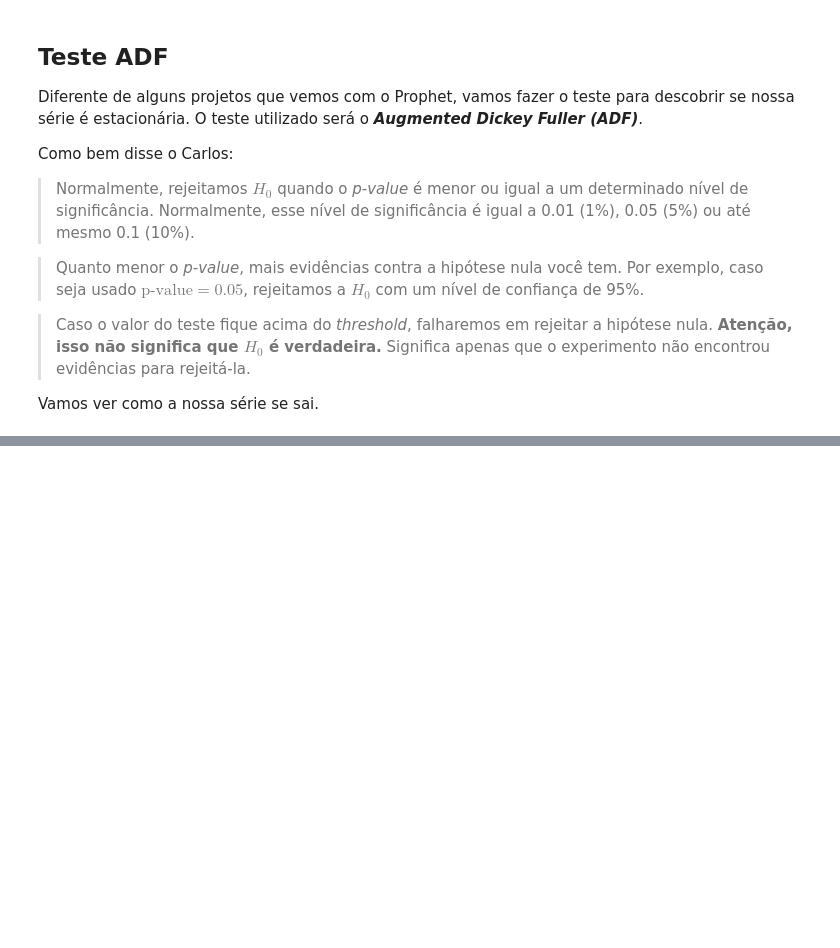
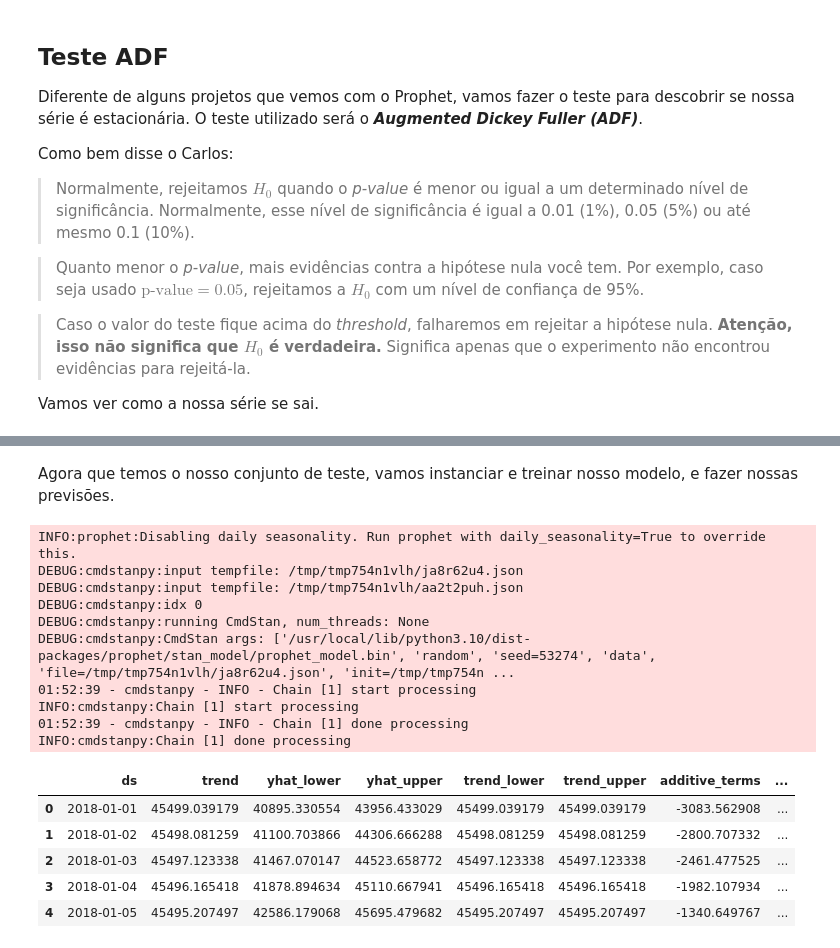
Before and after one commit to JhonnyLimachi/Sigmoidal, a Jupyter notebook: 41_Time_Series_com_Prophet_do_Facebook.ipynb, the cells around one changed output, grey strips where cells are left out. Drawn from its saved outputs; the diff is of its cells as text; code cells hidden in the pictures; blank space fills up the shorter version.

```diff
--- a/41_Time_Series_com_Prophet_do_Facebook.ipynb
+++ b/41_Time_Series_com_Prophet_do_Facebook.ipynb
@@ -98,0 +129,32 @@ Vamos ver como a nossa série se sai.
+# %% [markdown]
+Agora que temos o nosso conjunto de teste, vamos instanciar e treinar nosso modelo, e fazer nossas previsões.
+# %%
+# instanciando o modelo
+b = Prophet()
+
+# treinando o modelo
+b.fit(train_df)
+
+# fazendo previsões
+future = b.make_future_dataframe(periods=prediction_size)
+
+forecast = b.predict(future)
+
+forecast.head()
+# %% [output]
+INFO:prophet:Disabling daily seasonality. Run prophet with daily_seasonality=True to override this.
+DEBUG:cmdstanpy:input tempfile: /tmp/tmp754n1vlh/ja8r62u4.json
+DEBUG:cmdstanpy:input tempfile: /tmp/tmp754n1vlh/aa2t2puh.json
+DEBUG:cmdstanpy:idx 0
+DEBUG:cmdstanpy:running CmdStan, num_threads: None
+DEBUG:cmdstanpy:CmdStan args: ['/usr/local/lib/python3.10/dist-packages/prophet/stan_model/prophet_model.bin', 'random', 'seed=53274', 'data', 'file=/tmp/tmp754n1vlh/ja8r62u4.json', 'init=/tmp/tmp754n ...
+01:52:39 - cmdstanpy - INFO - Chain [1] start processing
+INFO:cmdstanpy:Chain [1] start processing
+01:52:39 - cmdstanpy - INFO - Chain [1] done processing
+INFO:cmdstanpy:Chain [1] done processing
+|  | ds | trend | yhat_lower | yhat_upper | trend_lower | trend_upper | additive_terms | ... |
+| 0 | 2018-01-01 | 45499.039179 | 40895.330554 | 43956.433029 | 45499.039179 | 45499.039179 | -3083.562908 | ... |
+| 1 | 2018-01-02 | 45498.081259 | 41100.703866 | 44306.666288 | 45498.081259 | 45498.081259 | -2800.707332 | ... |
+| 2 | 2018-01-03 | 45497.123338 | 41467.070147 | 44523.658772 | 45497.123338 | 45497.123338 | -2461.477525 | ... |
+| 3 | 2018-01-04 | 45496.165418 | 41878.894634 | 45110.667941 | 45496.165418 | 45496.165418 | -1982.107934 | ... |
+| 4 | 2018-01-05 | 45495.207497 | 42586.179068 | 45695.479682 | 45495.207497 | 45495.207497 | -1340.649767 | ... |
```
Also changed, not shown: parts of 5 cells of this notebook.
